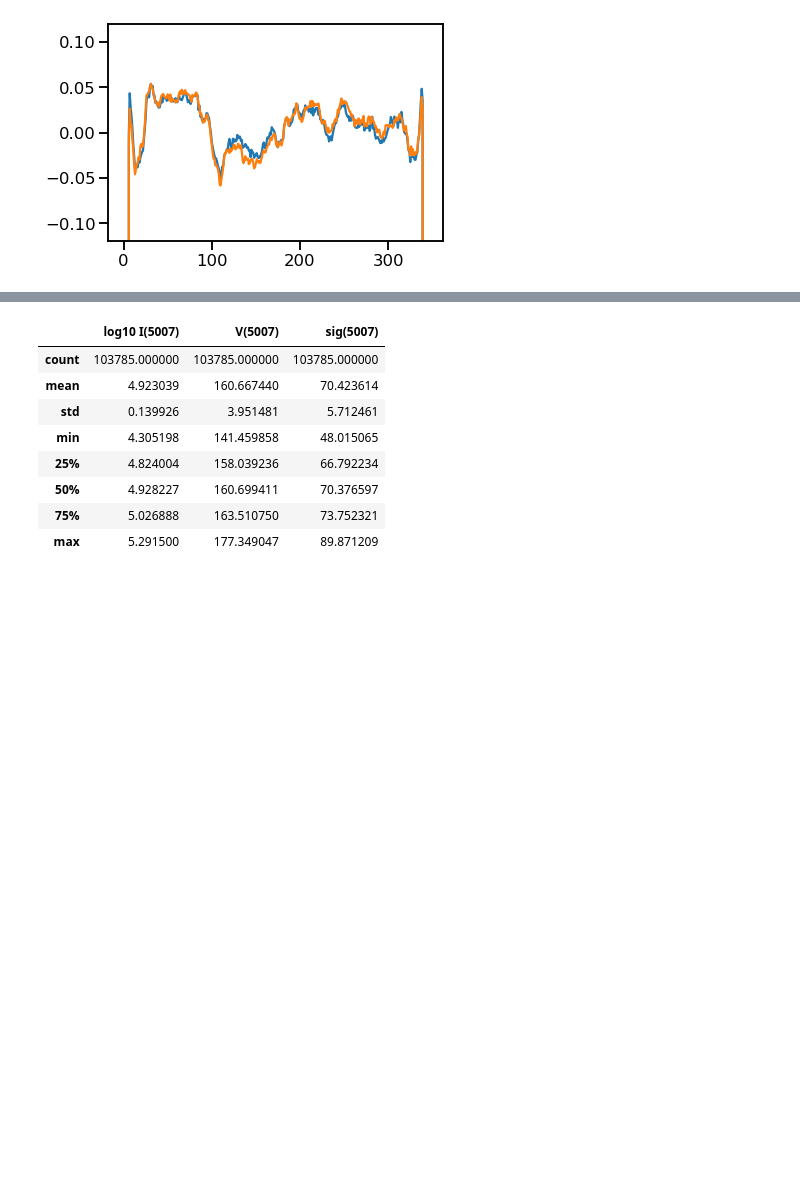
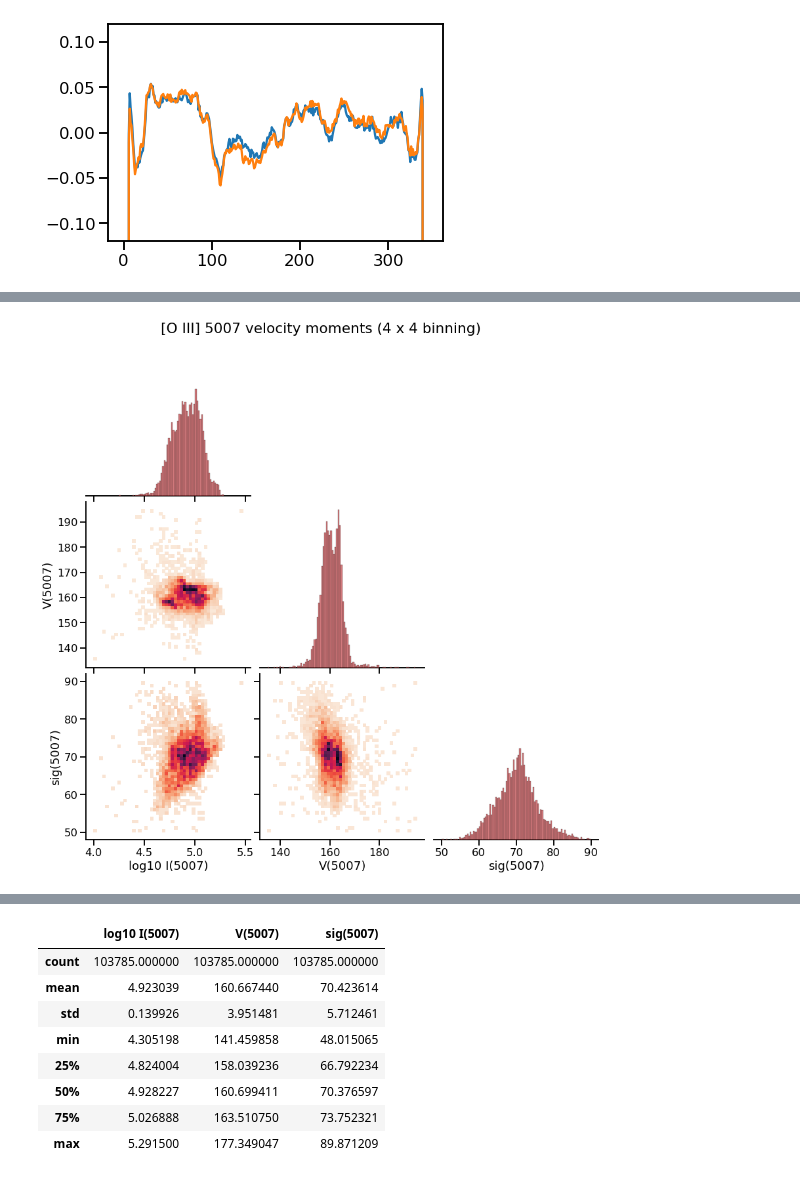
Before and after one commit to will-henney/muse-hii-regions, a Jupyter notebook: notebooks/03-01-oiii-moment-maps.ipynb, the cells around one changed output, grey strips where cells are left out. Saved outputs shown, nothing was run; the diff lists cells and outputs as text; code cells hidden in the pictures; blank space fills up the shorter version.

```diff
--- a/notebooks/03-01-oiii-moment-maps.ipynb
+++ b/notebooks/03-01-oiii-moment-maps.ipynb
@@ -338,0 +449,6 @@ import pandas as pd
+# %%
+g = moments_corner_plot(
+    mom5007, rebin=4, **plot_pars_5007
+)
+# %% [output]
+[figure, added]
```
Also changed, not shown: parts of 5 cells of this notebook, 29 other files.
